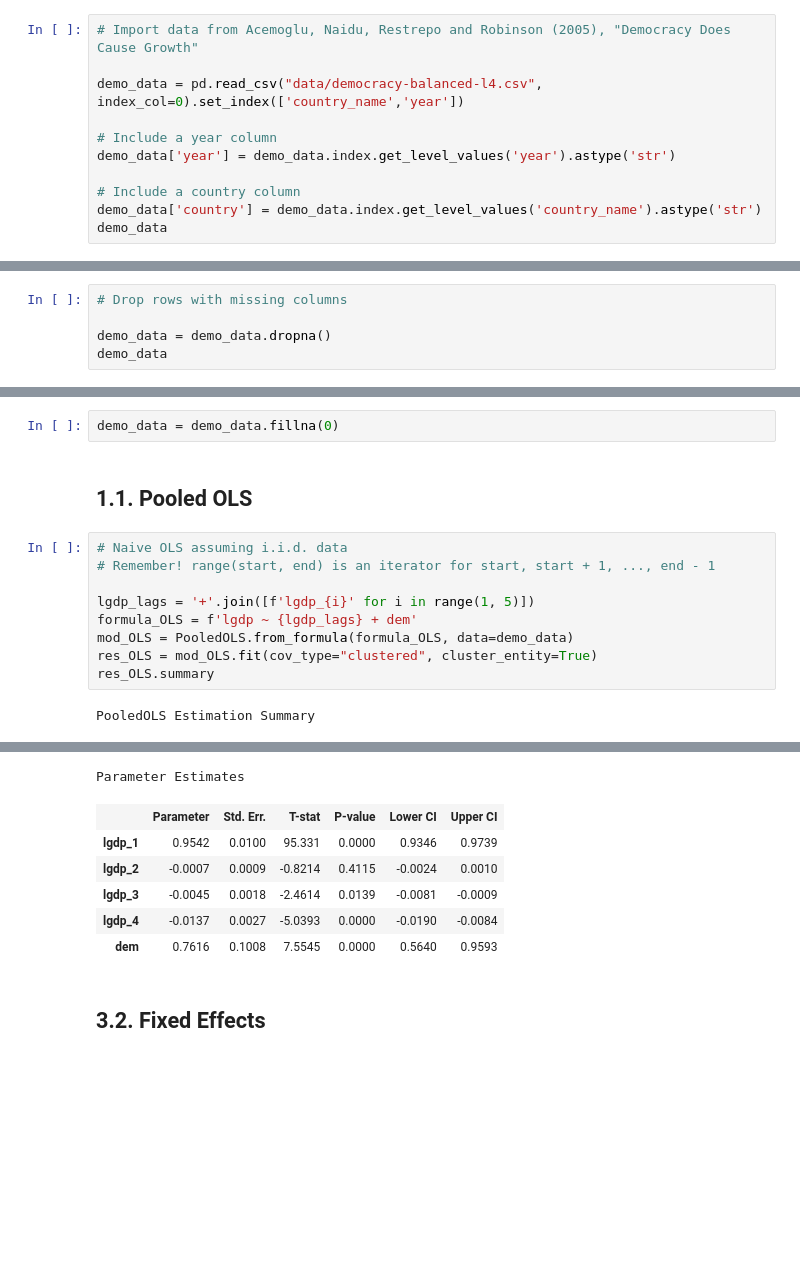
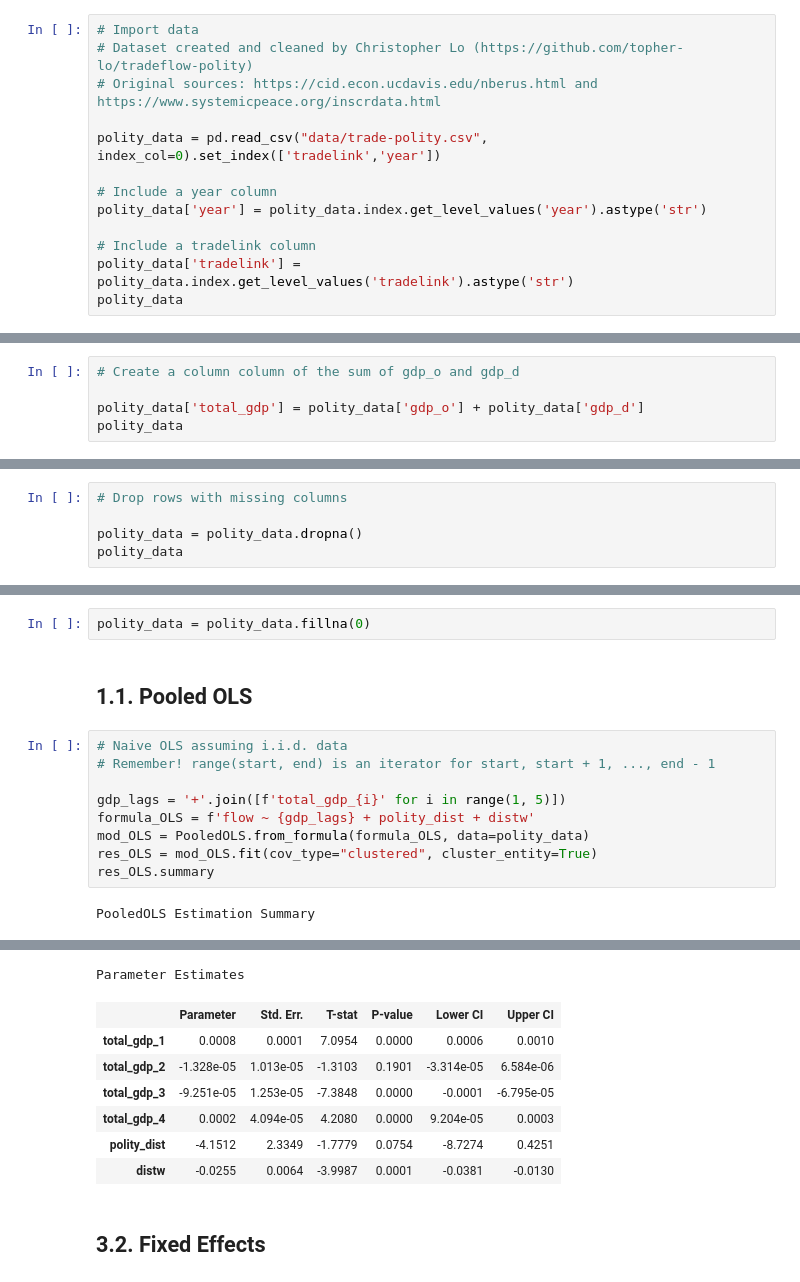
Before and after one commit to topher-lo/PyEC333, a Jupyter notebook: 4_iv_and_panel_iv.ipynb, the cells around one changed output, grey strips where cells are left out. Cells and saved outputs as stored; diff of their text form; blank space fills up the shorter version.

```diff
--- a/4_iv_and_panel_iv.ipynb
+++ b/4_iv_and_panel_iv.ipynb
@@ -400,12 +410,14 @@ sns.boxplot(x="regressor", y="estimate", data=conf_int, palette="Set2")
 # %%
-# Import data from Acemoglu, Naidu, Restrepo and Robinson (2005), "Democracy Does Cause Growth"
+# Import data
+# Dataset created and cleaned by Christopher Lo (https://github.com/topher-lo/tradeflow-polity)
+# Original sources: https://cid.econ.ucdavis.edu/nberus.html and https://www.systemicpeace.org/inscrdata.html
 
-demo_data = pd.read_csv("data/democracy-balanced-l4.csv", index_col=0).set_index(['country_name','year'])
+polity_data = pd.read_csv("data/trade-polity.csv", index_col=0).set_index(['tradelink','year'])
 
 # Include a year column
-demo_data['year'] = demo_data.index.get_level_values('year').astype('str')
+polity_data['year'] = polity_data.index.get_level_values('year').astype('str')
 
-# Include a country column
-demo_data['country'] = demo_data.index.get_level_values('country_name').astype('str')
-demo_data
+# Include a tradelink column
+polity_data['tradelink'] = polity_data.index.get_level_values('tradelink').astype('str')
+polity_data
 # %% [output]
@@ -425,0 +438,5 @@ demo_data
+# %%
+# Create a column column of the sum of gdp_o and gdp_d
+
+polity_data['total_gdp'] = polity_data['gdp_o'] + polity_data['gdp_d']
+polity_data
@@ -426,6 +458,6 @@ demo_data
 # %%
 # Drop rows with missing columns
 
-demo_data = demo_data.dropna()
-demo_data
+polity_data = polity_data.dropna()
+polity_data
 # %% [output]
@@ -488,14 +524,14 @@ get_lags(demo_data, 'dem', 99)
 # %%
-demo_data = demo_data.fillna(0)
+polity_data = polity_data.fillna(0)
 # %% [markdown]
 ## 1.1. Pooled OLS
 # %%
 # Naive OLS assuming i.i.d. data
 # Remember! range(start, end) is an iterator for start, start + 1, ..., end - 1
 
-lgdp_lags = '+'.join([f'lgdp_{i}' for i in range(1, 5)])
-formula_OLS = f'lgdp ~ {lgdp_lags} + dem'
-mod_OLS = PooledOLS.from_formula(formula_OLS, data=demo_data)
+gdp_lags = '+'.join([f'total_gdp_{i}' for i in range(1, 5)])
+formula_OLS = f'flow ~ {gdp_lags} + polity_dist + distw'
+mod_OLS = PooledOLS.from_formula(formula_OLS, data=polity_data)
 res_OLS = mod_OLS.fit(cov_type="clustered", cluster_entity=True)
 res_OLS.summary
 # %% [output]
@@ -519,11 +555,12 @@ PooledOLS Estimation Summary
 |  |  |  |  |
 Parameter Estimates
 |  | Parameter | Std. Err. | T-stat | P-value | Lower CI | Upper CI |
-| lgdp_1 | 0.9542 | 0.0100 | 95.331 | 0.0000 | 0.9346 | 0.9739 |
-| lgdp_2 | -0.0007 | 0.0009 | -0.8214 | 0.4115 | -0.0024 | 0.0010 |
-| lgdp_3 | -0.0045 | 0.0018 | -2.4614 | 0.0139 | -0.0081 | -0.0009 |
-| lgdp_4 | -0.0137 | 0.0027 | -5.0393 | 0.0000 | -0.0190 | -0.0084 |
-| dem | 0.7616 | 0.1008 | 7.5545 | 0.0000 | 0.5640 | 0.9593 |
+| total_gdp_1 | 0.0008 | 0.0001 | 7.0954 | 0.0000 | 0.0006 | 0.0010 |
+| total_gdp_2 | -1.328e-05 | 1.013e-05 | -1.3103 | 0.1901 | -3.314e-05 | 6.584e-06 |
+| total_gdp_3 | -9.251e-05 | 1.253e-05 | -7.3848 | 0.0000 | -0.0001 | -6.795e-05 |
+| total_gdp_4 | 0.0002 | 4.094e-05 | 4.2080 | 0.0000 | 9.204e-05 | 0.0003 |
+| polity_dist | -4.1512 | 2.3349 | -1.7779 | 0.0754 | -8.7274 | 0.4251 |
+| distw | -0.0255 | 0.0064 | -3.9987 | 0.0001 | -0.0381 | -0.0130 |
 # %% [markdown]
 ## 3.2. Fixed Effects
 # %%
```
Also changed, not shown: parts of 20 cells of this notebook, 2 other files.
